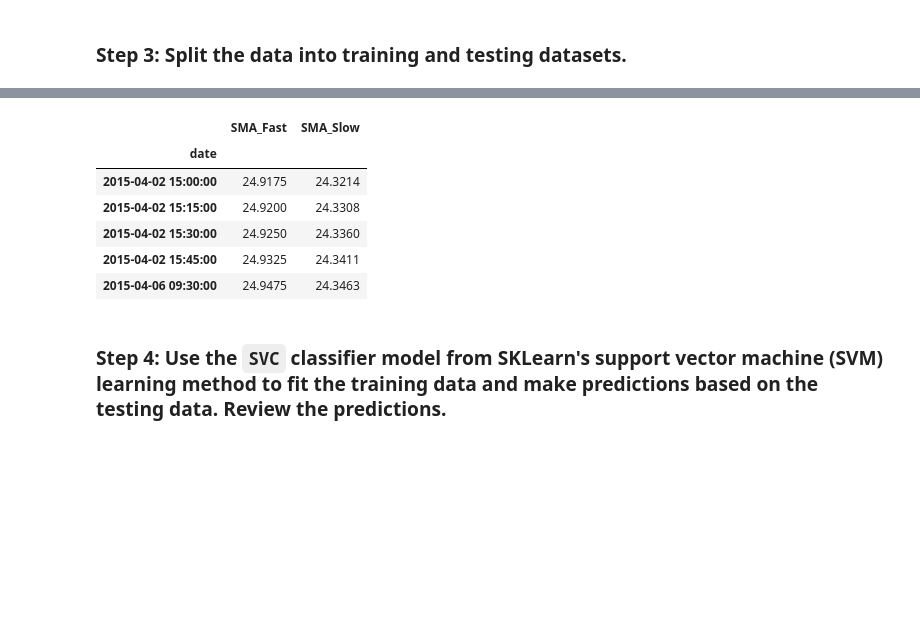
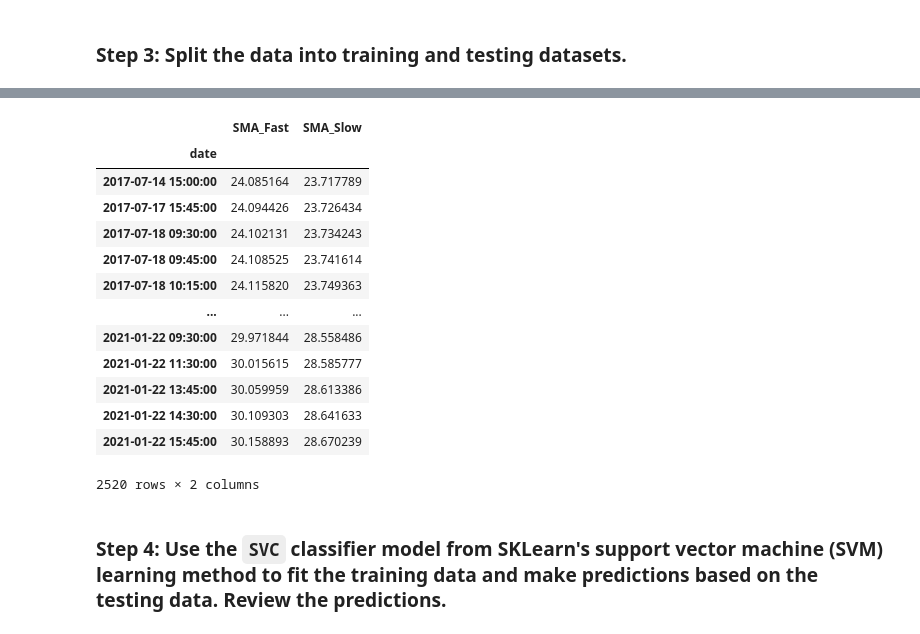
Before and after one commit to al-gladkow/ML-Algo-Trading, a Jupyter notebook: machine_learning_trading_bot.ipynb, the cells around one changed output, grey strips where cells are left out. Cells and saved outputs as stored; diff of their text form; code cells hidden in the pictures; blank space fills up the shorter version.

```diff
--- a/machine_learning_trading_bot.ipynb
+++ b/machine_learning_trading_bot.ipynb
@@ -137,0 +138,22 @@ display(signals_df.tail())
+# %%
+'''
+# DEFAULTS
+months_offset = 3
+
+# Compute short SMA window from training split size
+short_win = 4
+
+# Compute long SMA window from training split size
+long_win = 100
+'''
+
+# Set offset for train/test split
+months_offset = 24
+
+# Compute short SMA window from training split size
+short_win = int(months_offset * 30 * 0.17)
+
+# Compute long SMA window from training split size
+long_win = int(months_offset * 30 * 0.35)
+
+print(f'Training months: {months_offset}\nWindow short: {short_win}\nWindow Long: {long_win}')
@@ -139,8 +165,8 @@ display(signals_df.tail())
 ## Step 2: Generate trading signals using short- and long-window SMA values.
 # %%
 # Set the short window and long window
-short_window = 4
-long_window = 100
+short_window = short_win
+long_window = long_win
 
 # Generate the fast and slow simple moving averages (4 and 100 days, respectively)
 signals_df['SMA_Fast'] = signals_df['close'].rolling(window=short_window).mean()
@@ -265,6 +290,6 @@ print(training_begin)
 # %%
-# Select the ending period for the training data with an offset of 3 months
-training_end = X.index.min() + DateOffset(months=3)
+# Select the ending period for the training data
+training_end = X.index.min() + DateOffset(months=months_offset)
 
 # Display the training end date
 print(training_end)
@@ -288,17 +320,24 @@ X_train.head()
 # %%
 # Generate the X_test and y_test DataFrames
 X_test = X.loc[training_end+DateOffset(hours=1):]
 y_test = y.loc[training_end+DateOffset(hours=1):]
 
 # Review the X_test DataFrame
-X_train.head()
+X_test
 # %% [output]
 |  | SMA_Fast | SMA_Slow |
 | date |  |  |
-| 2015-04-02 15:00:00 | 24.9175 | 24.3214 |
-| 2015-04-02 15:15:00 | 24.9200 | 24.3308 |
-| 2015-04-02 15:30:00 | 24.9250 | 24.3360 |
-| 2015-04-02 15:45:00 | 24.9325 | 24.3411 |
-| 2015-04-06 09:30:00 | 24.9475 | 24.3463 |
+| 2017-07-14 15:00:00 | 24.085164 | 23.717789 |
+| 2017-07-17 15:45:00 | 24.094426 | 23.726434 |
+| 2017-07-18 09:30:00 | 24.102131 | 23.734243 |
+| 2017-07-18 09:45:00 | 24.108525 | 23.741614 |
+| 2017-07-18 10:15:00 | 24.115820 | 23.749363 |
+| ... | ... | ... |
+| 2021-01-22 09:30:00 | 29.971844 | 28.558486 |
+| 2021-01-22 11:30:00 | 30.015615 | 28.585777 |
+| 2021-01-22 13:45:00 | 30.059959 | 28.613386 |
+| 2021-01-22 14:30:00 | 30.109303 | 28.641633 |
+| 2021-01-22 15:45:00 | 30.158893 | 28.670239 |
+2520 rows × 2 columns
 # %%
 # Scale the features DataFrames
```
Also changed, not shown: parts of 19 cells of this notebook, 3 other files.
